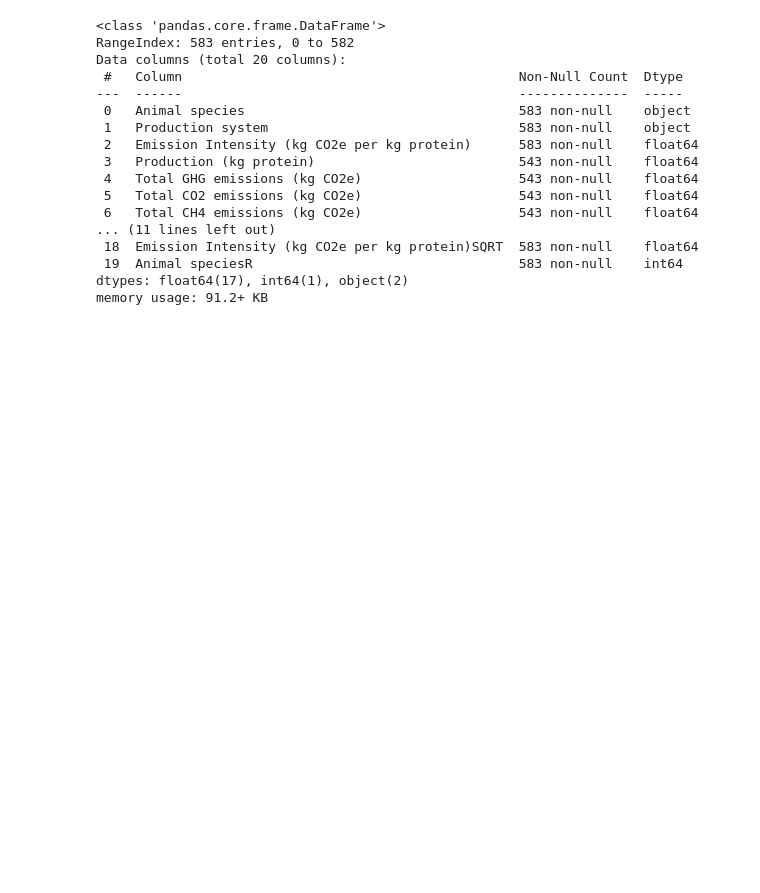
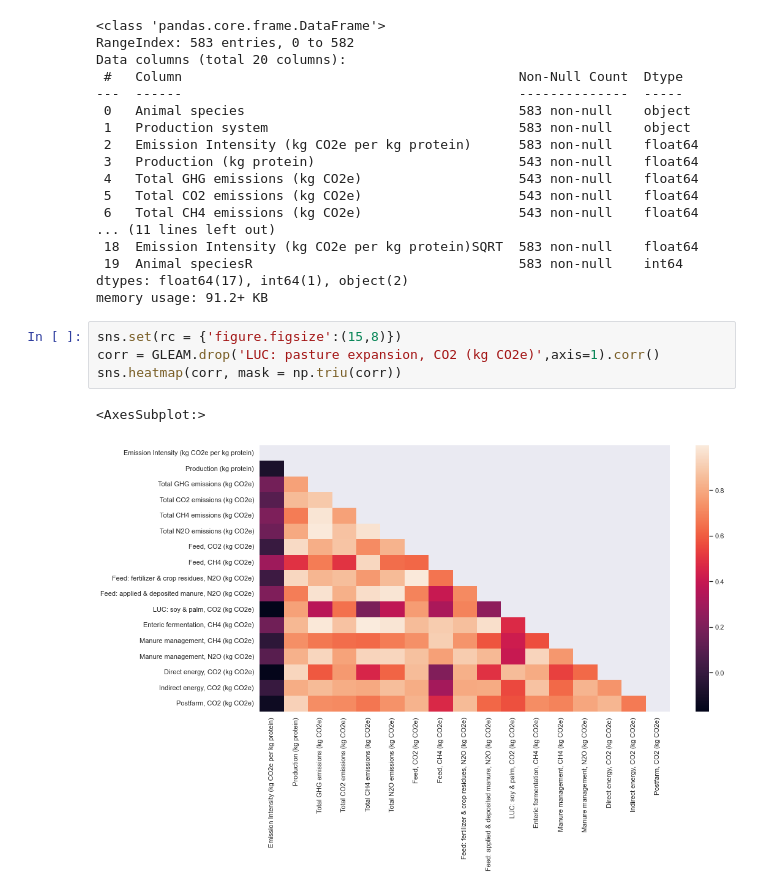
Before and after one commit to AAnthonyF/GLEAMone, a Jupyter notebook: GLEAM Mass.ipynb, the cells around one changed output. Drawn from its saved outputs; the diff is of its cells as text; blank space fills up the shorter version.

```diff
--- a/GLEAM Mass.ipynb
+++ b/GLEAM Mass.ipynb
@@ -178,3 +179,10 @@ Data columns (total 20 columns):
  19  Animal speciesR                                  583 non-null    int64
 dtypes: float64(17), int64(1), object(2)
 memory usage: 91.2+ KB
+# %%
+sns.set(rc = {'figure.figsize':(15,8)})
+corr = GLEAM.drop('LUC: pasture expansion, CO2 (kg CO2e)',axis=1).corr()
+sns.heatmap(corr, mask = np.triu(corr))
+# %% [output]
+<AxesSubplot:>
+[figure, added]
```
